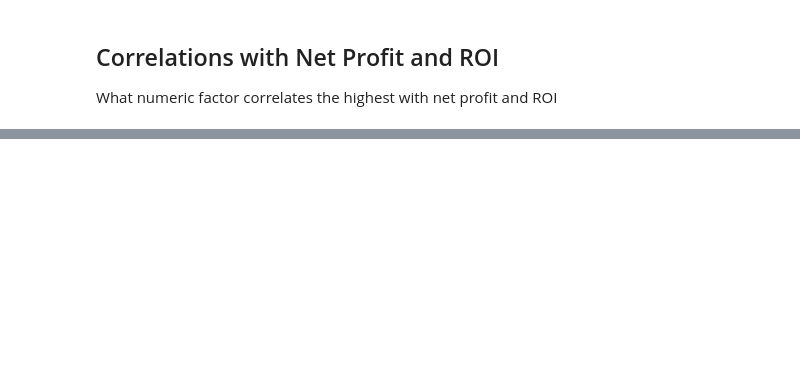
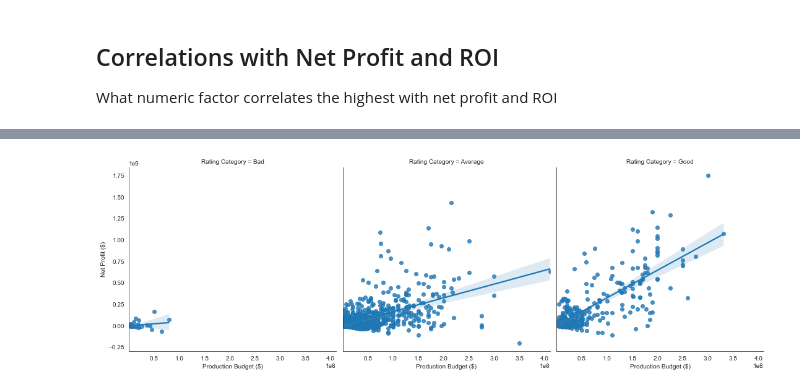
Before and after one commit to bentoler22/Flatiron_Phase_1_Project, a Jupyter notebook: student.ipynb, the cells around one changed output, grey strips where cells are left out. Cells and saved outputs as stored; diff of their text form; code cells hidden in the pictures; blank space fills up the shorter version.

```diff
--- a/student.ipynb
+++ b/student.ipynb
@@ -481 +475,8 @@ ax.set_ylabel('Net Profit ($)');
+# %%
+chart = sns.lmplot(x='production_budget', y='worldwide_net',
+                        col='Rating Category', data=movie_df,
+                   col_order=["Bad", "Average", "Good"])
+chart.set_axis_labels('Production Budget ($)', 'Net Profit ($)');
+# %% [output]
+[figure, added]
 # %%
```
Also changed, not shown: parts of 13 cells of this notebook.
